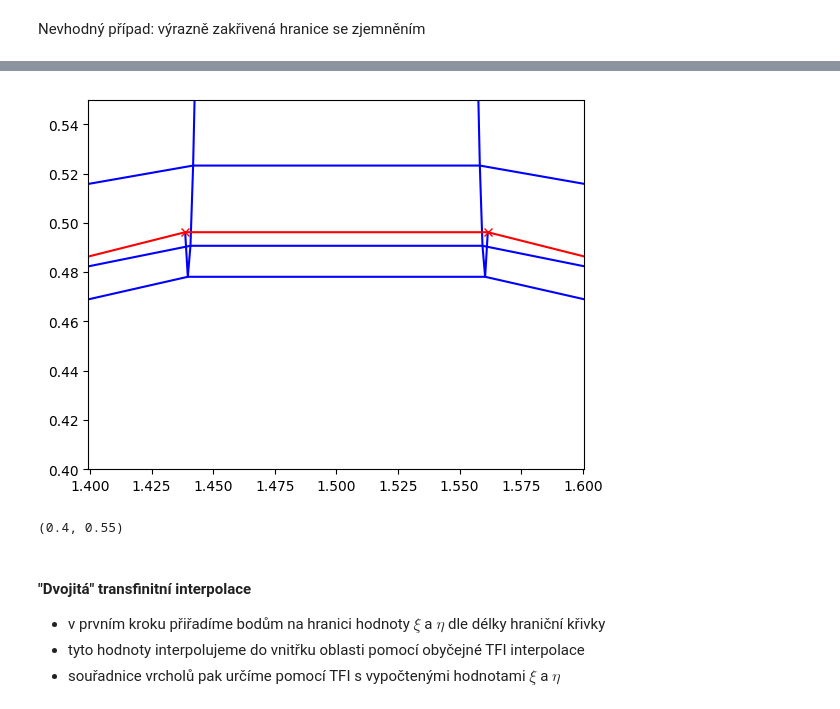
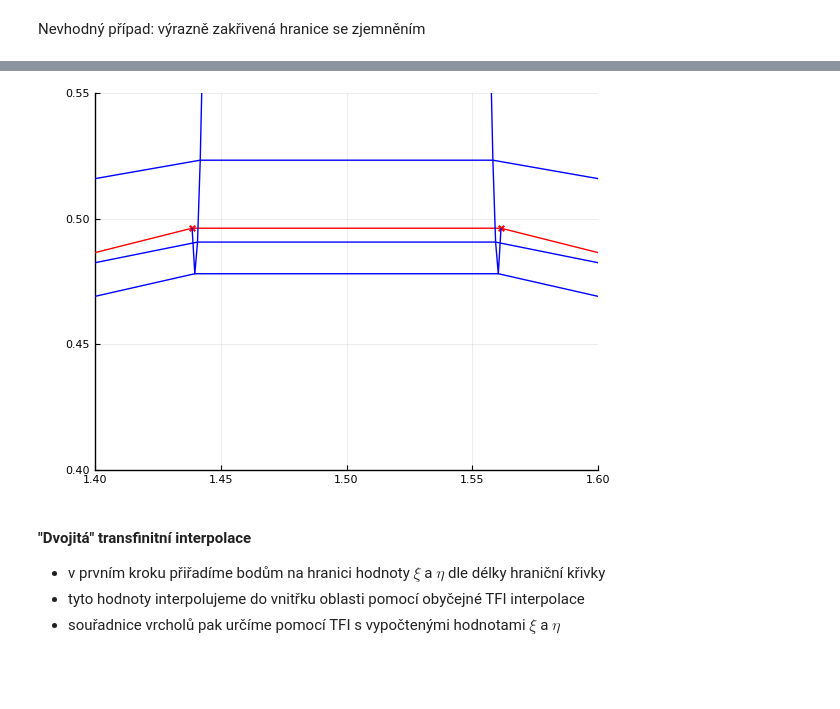
Before and after one commit to furstj/NSP, a Jupyter notebook: lessons/01_strukturovana_sit.ipynb, the cells around one changed output, grey strips where cells are left out. Cells and saved outputs as stored; diff of their text form; code cells hidden in the pictures; blank space fills up the shorter version.

Commit message:
Lesson 01 updated for Julia 1.0 + Plots

```diff
--- a/lessons/01_strukturovana_sit.ipynb
+++ b/lessons/01_strukturovana_sit.ipynb
@@ -98,9 +104,9 @@ plot_boundary(chx,chy);
 function channel_ns(n,m)
     x = zeros(n,m);  y = zeros(n,m)
 
-    x[1,:] = 0.0; y[1,:] = linspace(0,1,m).^1.5
-    x[n,:] = 3.0; y[n,:] = linspace(0,1,m).^1.5
-    x[:,m] = linspace(0,3,n); y[:,m] = 1.0
+    x[1,:] .= 0.0; y[1,:] .= range(0,1,length=m).^1.5
+    x[n,:] .= 3.0; y[n,:] .= range(0,1,length=m).^1.5
+    x[:,m] .= range(0,3,length=n); y[:,m] .= 1.0
 
     length = 2 + π/2
     ds = length / (n-1)
@@ -250,9 +256,8 @@ plot_mesh(nsx,nsy);
 # %%
-plot_mesh(nsx,nsy);
-xlim(1.4,1.6); ylim(0.40,0.55)
+plt=plot_mesh(nsx,nsy)
+plot!(plt, xlim=(1.4,1.6), ylim=(0.40,0.55))
 # %% [output]
-[figure, old version]
+[figure, new version]
-(0.4, 0.55)
 # %% [markdown]
 #### "Dvojitá" transfinitní interpolace
 
```
Also changed, not shown: parts of 46 cells of this notebook, 2 other files.
